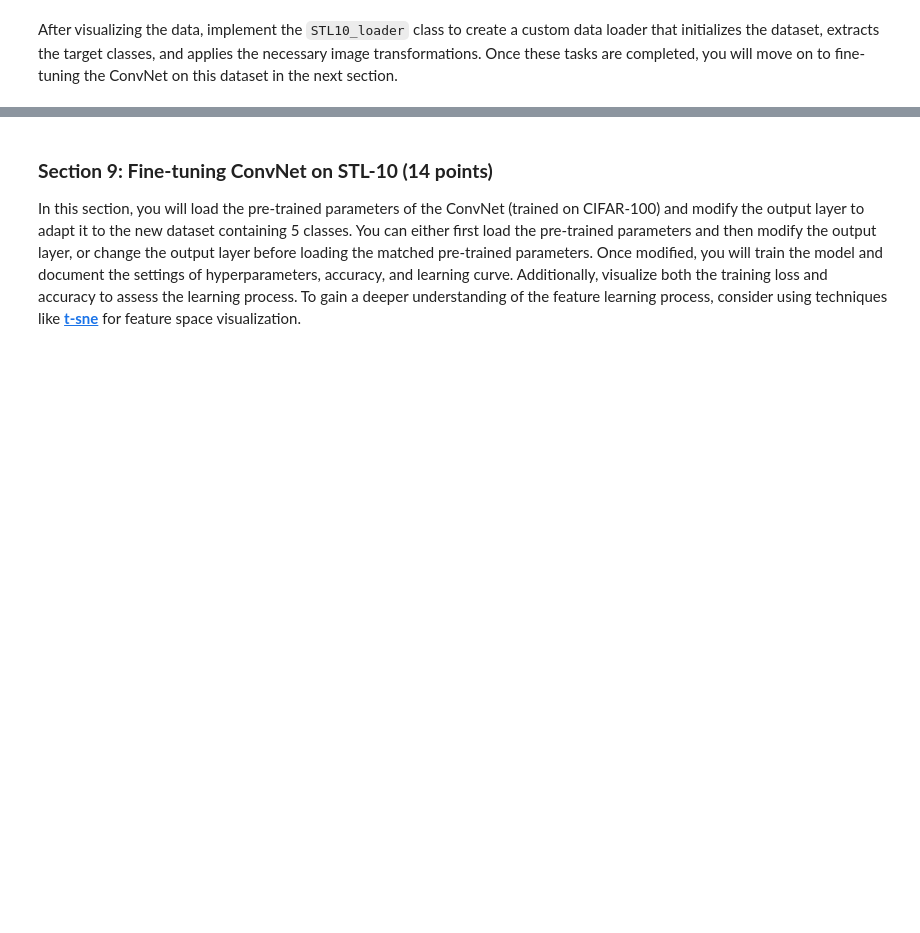
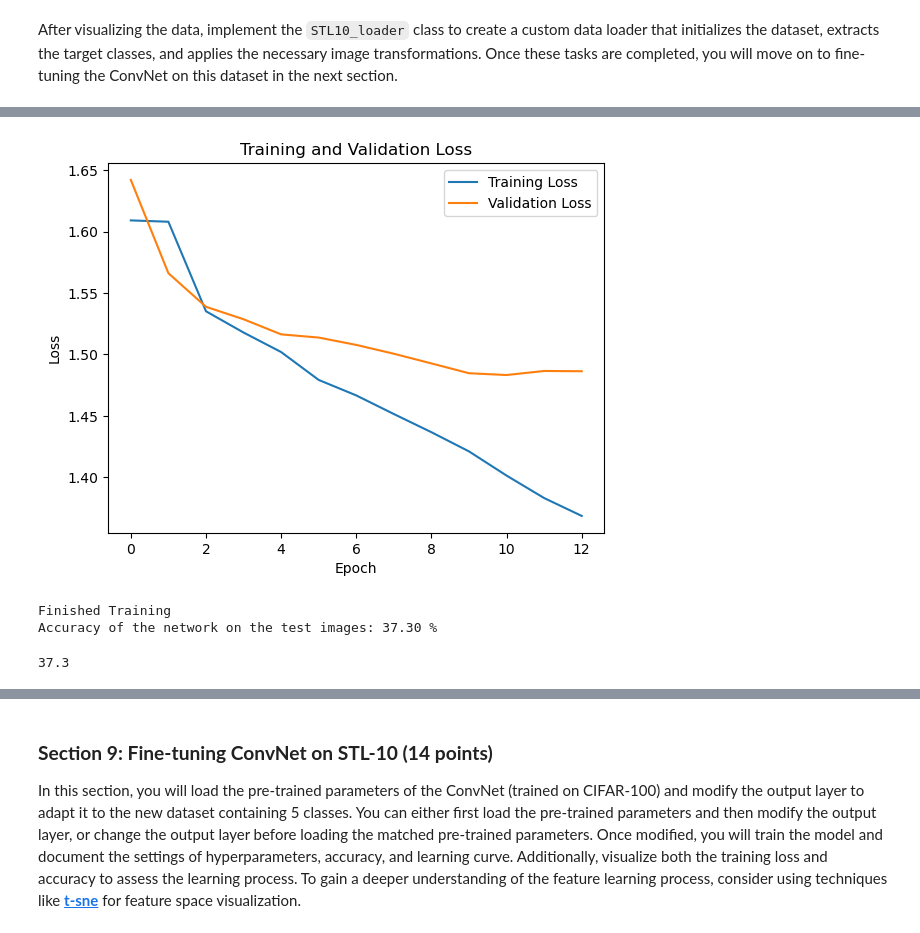
Before and after one commit to chaosido/cv1, a Jupyter notebook: final-lab/cv1-final-lab-part-2.ipynb, the cells around one changed output, grey strips where cells are left out. Drawn from its saved outputs; the diff is of its cells as text; code cells hidden in the pictures; blank space fills up the shorter version.

```diff
--- a/final-lab/cv1-final-lab-part-2.ipynb
+++ b/final-lab/cv1-final-lab-part-2.ipynb
@@ -993,0 +1054,38 @@ Accuracy of the network on the test images: 32.42 %
+# %%
+
+device = torch.device('cuda' if torch.cuda.is_available() else 'cpu')
+
+# call model and train and evaluate
+model_name = 'stl10'
+net_stl = ConvNet_STL().to(device)
+
+criterion = nn.CrossEntropyLoss()
+optimizer = create_optimizer(net_stl)
+
+# Creating a stratified train-validation split:
+
+
+indices = list(range(len(train_set_stl_10)))
+train_indices, val_indices = train_test_split(indices, test_size=0.2, random_state=random_seed, stratify=train_set_stl_10.labels, shuffle=True)
+
+train_subset_stl_10 = Subset(train_set, train_indices)
+val_subset_stl_10 = Subset(train_set, val_indices)
+
+
+train_subset_stl_10 = Subset(train_set_stl_10, train_indices)
+val_subset_stl_10 = Subset(train_set_stl_10, val_indices)
+
+train_data_loader_stl_10 = DataLoader(train_subset_stl_10, batch_size=64, shuffle=True)
+validation_data_loader_stl_10 = DataLoader(val_subset_stl_10, batch_size=64, shuffle=False)
+test_data_loader_stl_10 = DataLoader(test_set_stl_10, batch_size=64, shuffle=False)
+
+
+re_train = True
+
+if not os.path.exists(f'./best_model_{model_name}.pth') or re_train:
+    train(net_stl, train_data_loader_stl_10, validation_data_loader_stl_10, criterion, model_name = model_name, optimizer=optimizer, epochs=60)
+else:
+    net_stl.load_state_dict(torch.load(f'best_model_{model_name}.pth'))
+
+validate(net_stl, test_data_loader_stl_10)
+# %% [output]
@@ -994,3 +1107,7 @@ Accuracy of the network on the test images: 32.42 %
+[figure, added]
+Finished Training
+Accuracy of the network on the test images: 37.30 %
+37.3
 # %%
 class ConvNet_STL_optimized(nn.Module):
     def __init__(self):
```
Also changed, not shown: parts of 14 cells of this notebook, 1 other file.
